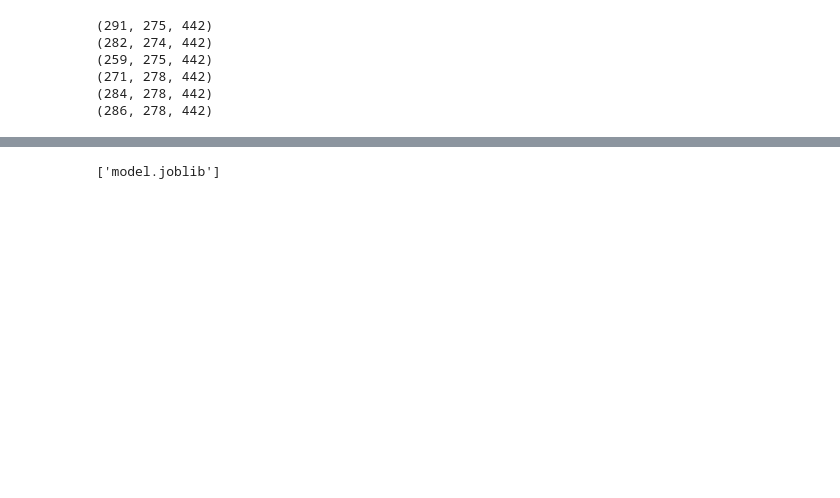
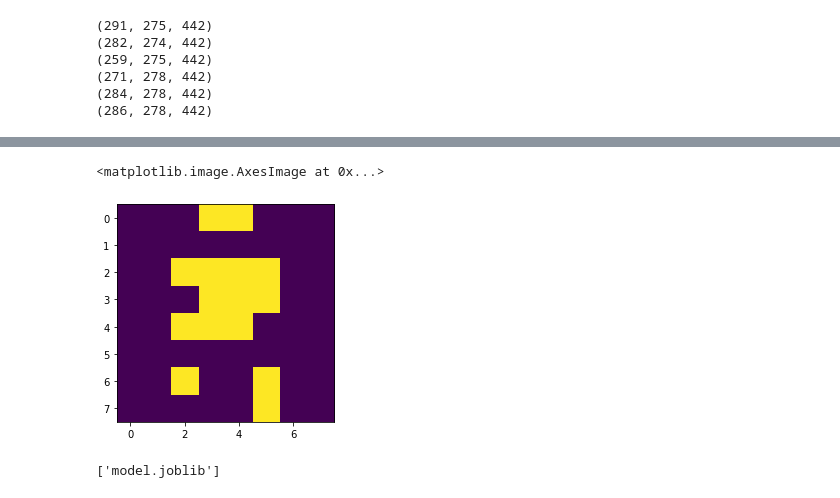
Before and after one commit to hakimguenther/BioInfo, a Jupyter notebook: Implementation/dbn.ipynb, the cells around one changed output, grey strips where cells are left out. Drawn from its saved outputs; the diff is of its cells as text; code cells hidden in the pictures; blank space fills up the shorter version.

```diff
--- a/Implementation/dbn.ipynb
+++ b/Implementation/dbn.ipynb
@@ -78,3 +83,6 @@ train , test =  train_test_split(d2_train_dataset, test_size=200, random_state=0
+# %%
+d2_train_dataset = norm(train)
+train , test =  train_test_split(d2_train_dataset, test_size=int(d2_train_dataset.shape[0] * 0.1), random_state=0)
 # %%
 train.shape
 # %% [output]
@@ -88,9 +96,9 @@ test.shape
 # set hyperparameters
 
 learning_rate = 0.001
-total_units   =  750
+total_units   =  300
 total_epochs  =   50
-batch_size    =  256
+batch_size    =  32
 
 # --------------------------------------------------------------------------------
 # construct models
@@ -103,7 +111,7 @@ rbm4 = BernoulliRBM(n_components=int(total_units/6), learning_rate=learning_rate
 
 
 models = []
-model = Pipeline(steps=[('rbm1', clone(rbm1)), ('rbm2', clone(rbm2)),('rbm3', clone(rbm3)),('rbm4', clone(rbm4))])  # RBM stack / DBN
+model = Pipeline(steps=[('rbm1', clone(rbm1)), ('rbm2', clone(rbm2)),('rbm3', clone(rbm3))])  # RBM stack / DBN
 # --------------------------------------------------------------------------------
 # train and evaluate models
 
@@ -265,0 +309,5 @@ predictions = classifier.predict(transform_through_dbn(X_train, model))
+# %%
+plt.imshow(reconstructed_data[2].reshape(8,8))
+# %% [output]
+<matplotlib.image.AxesImage at 0x...>
+[figure, added]
```
Also changed, not shown: parts of 15 cells of this notebook, 3 other files.
